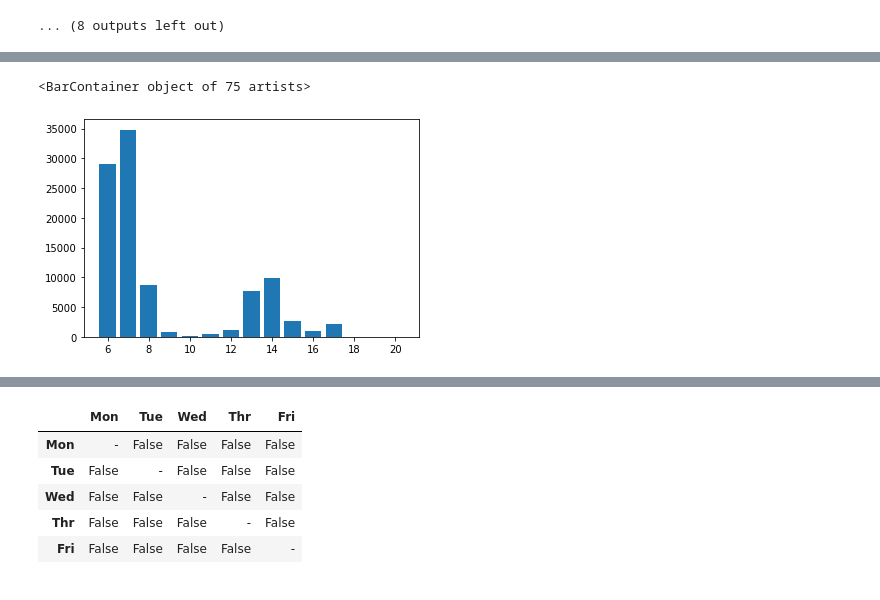
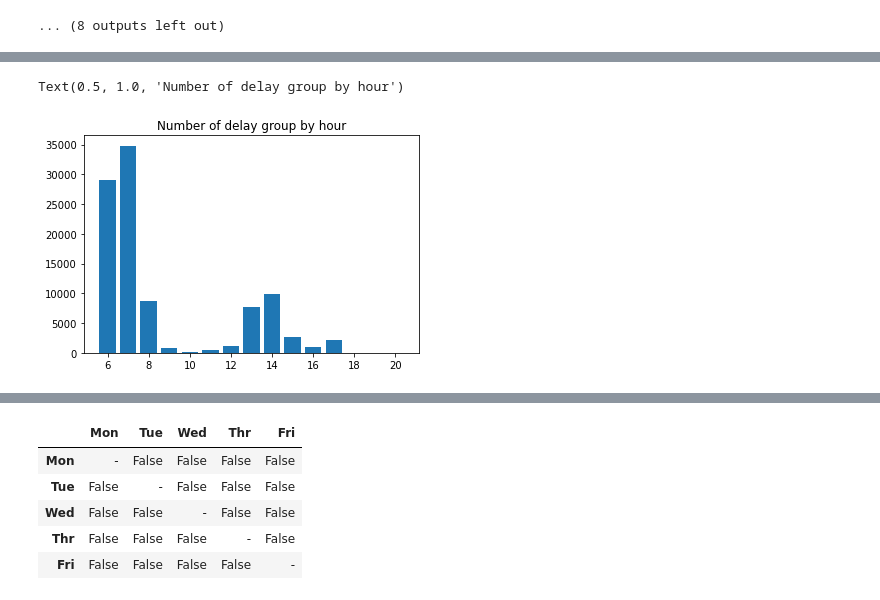
Before and after one commit to kylintq/Bus-breakdown, a Jupyter notebook: BUS data.ipynb, the cells around one changed output, grey strips where cells are left out. Saved outputs shown, nothing was run; the diff lists cells and outputs as text; code cells hidden in the pictures.

```diff
--- a/BUS data.ipynb
+++ b/BUS data.ipynb
@@ -190,7 +192,8 @@ New Jersey
 # %%
 bus_hour = df[['hour','day','Breakdown_or_Running_Late']].groupby(['hour','day'],as_index = False).count()
 bus_hour.rename(columns={'Breakdown_or_Running_Late':'N_trips'}, inplace=True)
 plt.bar(bus_hour.hour,bus_hour.N_trips)
+plt.title('Number of delay group by hour')
 # %% [output]
-<BarContainer object of 75 artists>
+Text(0.5, 1.0, 'Number of delay group by hour')
-[figure, old version]
+[figure, new version]
```
Also changed, not shown: parts of 21 cells of this notebook.
